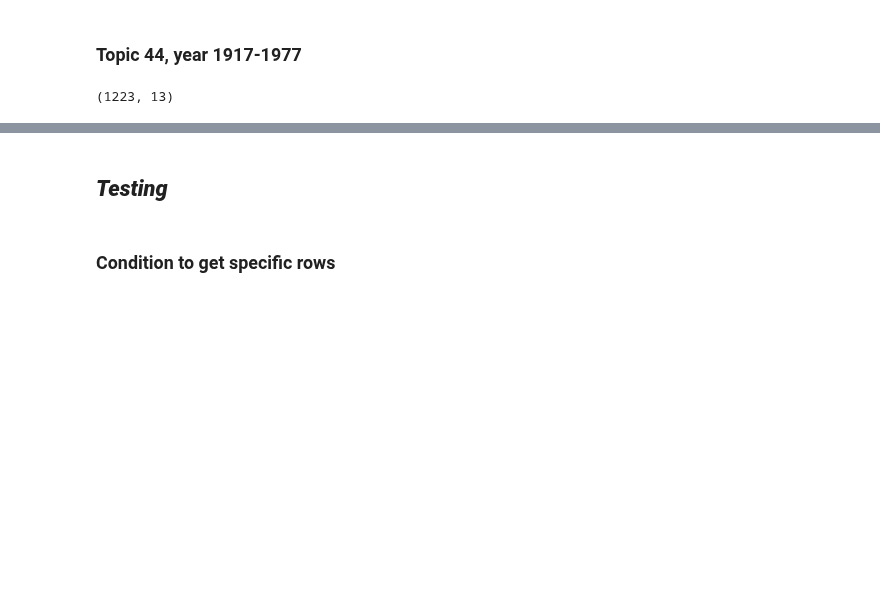
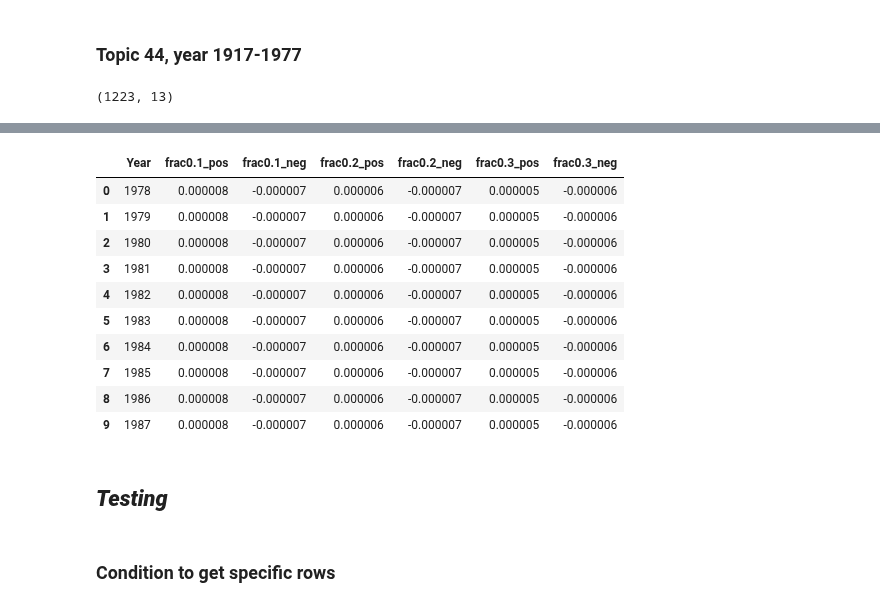
Before and after one commit to ShiuLab/plant_sci_hist, a Jupyter notebook: 9_wrap_up/script_9_wrap_up.ipynb, the cells around one changed output, grey strips where cells are left out. Saved outputs shown, nothing was run; the diff lists cells and outputs as text; code cells hidden in the pictures; blank space fills up the shorter version.

```diff
--- a/9_wrap_up/script_9_wrap_up.ipynb
+++ b/9_wrap_up/script_9_wrap_up.ipynb
@@ -241,0 +367,56 @@ df_toc44.shape
+# %%
+# Create a dataframe with yr_slope_sum, 7 columns:
+#  year
+#  frac_param_0.1_positive
+#  frac_param_0.2_positive
+#  frac_param_0.3_positive
+#  frac_param_0.1_negative
+#  frac_param_0.2_negative
+#  frac_param_0.3_negative
+# yr_slope_sum = {year: {frac_param: sum_of_slopes_over_all_topics}}
+
+years = range(1978, 2021)
+
+# List of lists
+# [fc01_pos, fc01_neg, fc02_pos, fc02_neg, fc03_pos, fc03_neg]
+fc_slopes = [[], [], [], [], [], []]
+
+# frac_param correspond to fc_slope indices
+fc_idx = {"0.1":[0,1], "0.2":[2,3], "0.3":[4,5]}
+for yr in years:
+  for fc in fc_idx:
+    # yr_slope_sum = {year: {frac_param: [slopes]}}
+
+    # positive and negative slope sums
+    sum_p = sum_n = 0
+    for slope in yr_slopes[yr][fc]:
+      if slope > 0:
+        sum_p += slope
+      elif slope < 0:
+        sum_n += slope
+
+    # append to fc_slopes
+    fc_slopes[fc_idx[fc][0]].append(sum_p)
+    fc_slopes[fc_idx[fc][1]].append(sum_n)
+
+df_slope_sum = pd.DataFrame({'Year': years,
+                             'frac0.1_pos': fc_slopes[0],
+                             'frac0.1_neg': fc_slopes[1],
+                             'frac0.2_pos': fc_slopes[2],
+                             'frac0.2_neg': fc_slopes[3],
+                             'frac0.3_pos': fc_slopes[4],
+                             'frac0.3_neg': fc_slopes[5],})
+# %%
+df_slope_sum.head(10)
+# %% [output]
+|  | Year | frac0.1_pos | frac0.1_neg | frac0.2_pos | frac0.2_neg | frac0.3_pos | frac0.3_neg |
+| 0 | 1978 | 0.000008 | -0.000007 | 0.000006 | -0.000007 | 0.000005 | -0.000006 |
+| 1 | 1979 | 0.000008 | -0.000007 | 0.000006 | -0.000007 | 0.000005 | -0.000006 |
+| 2 | 1980 | 0.000008 | -0.000007 | 0.000006 | -0.000007 | 0.000005 | -0.000006 |
+| 3 | 1981 | 0.000008 | -0.000007 | 0.000006 | -0.000007 | 0.000005 | -0.000006 |
+| 4 | 1982 | 0.000008 | -0.000007 | 0.000006 | -0.000007 | 0.000005 | -0.000006 |
+| 5 | 1983 | 0.000008 | -0.000007 | 0.000006 | -0.000007 | 0.000005 | -0.000006 |
+| 6 | 1984 | 0.000008 | -0.000007 | 0.000006 | -0.000007 | 0.000005 | -0.000006 |
+| 7 | 1985 | 0.000008 | -0.000007 | 0.000006 | -0.000007 | 0.000005 | -0.000006 |
+| 8 | 1986 | 0.000008 | -0.000007 | 0.000006 | -0.000007 | 0.000005 | -0.000006 |
+| 9 | 1987 | 0.000008 | -0.000007 | 0.000006 | -0.000007 | 0.000005 | -0.000006 |
```
Also changed, not shown: parts of 20 cells of this notebook, 1 other file.
